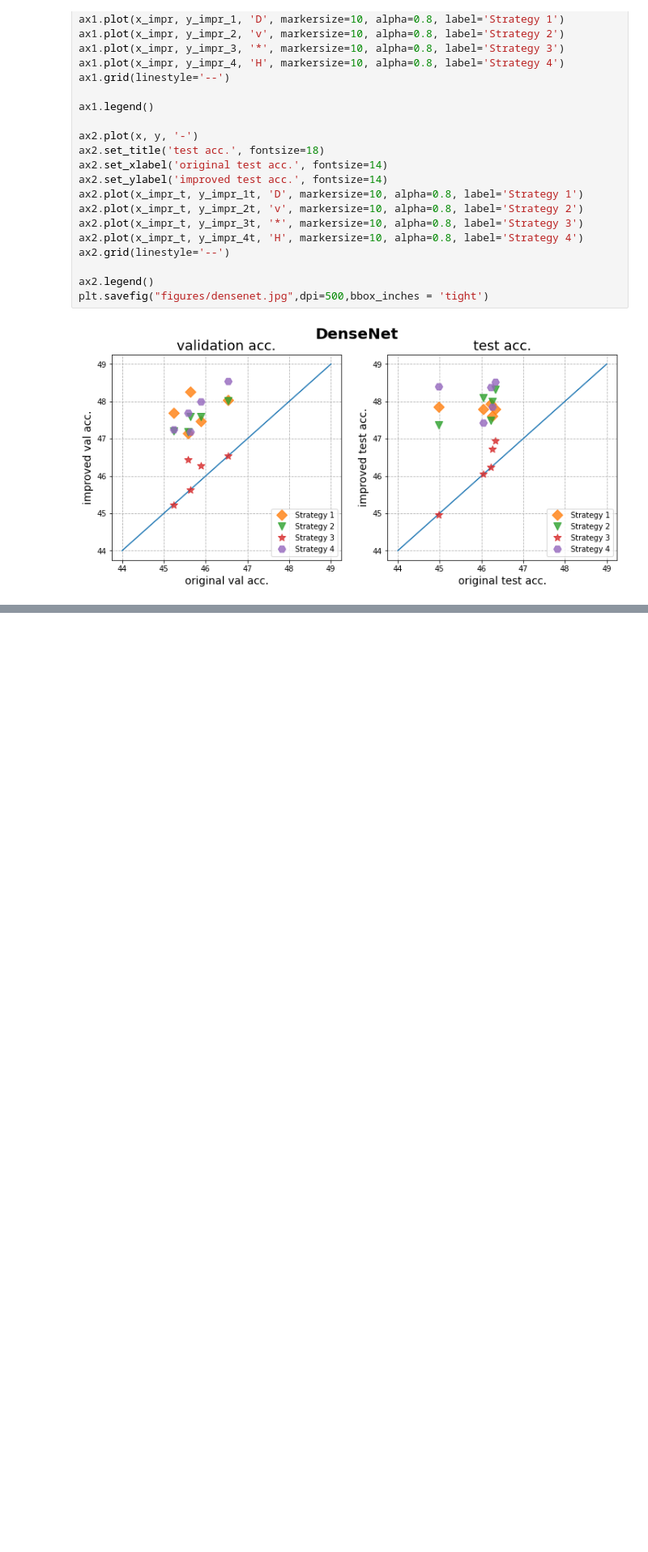
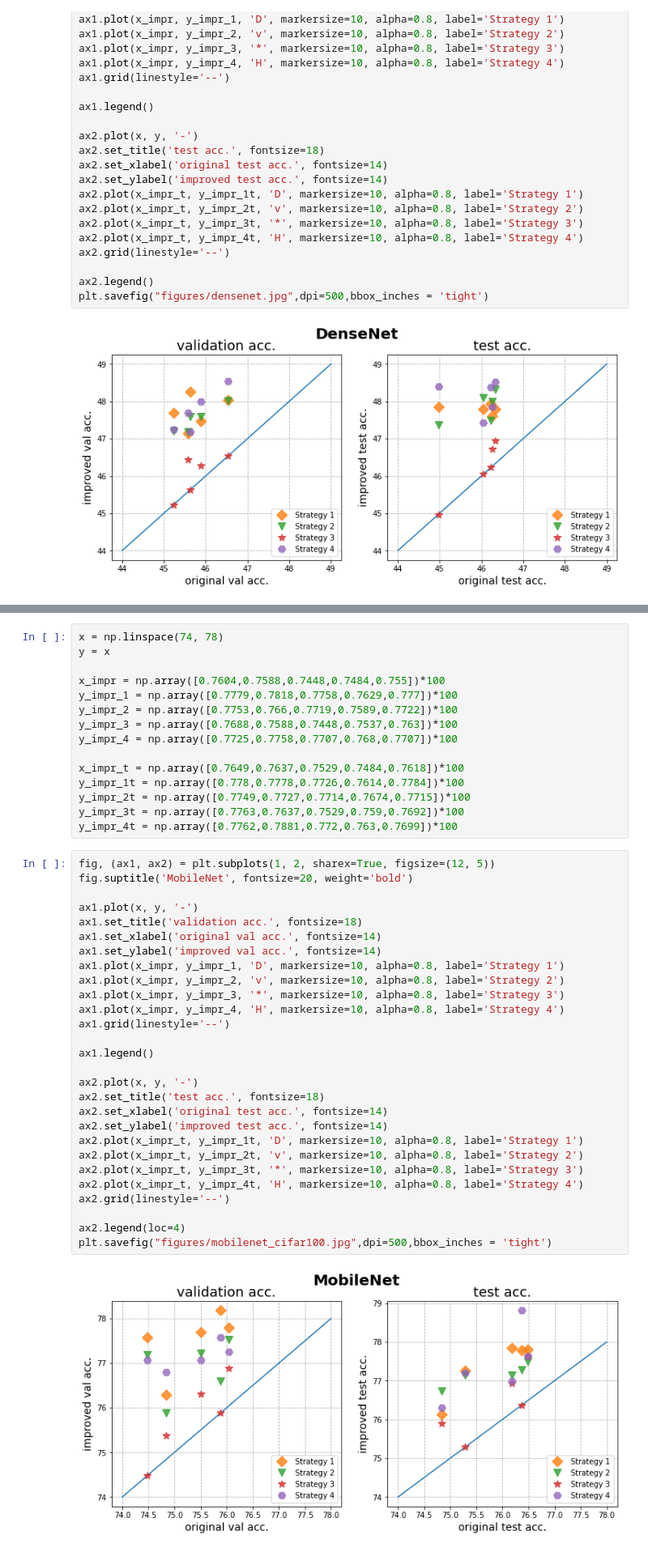
Before and after one commit to DemoAuguste/ApricotTOSEM, a Jupyter notebook: test.ipynb, the cells around one changed output, grey strips where cells are left out. Shown at 81% size. Saved outputs shown, nothing was run; the diff lists cells and outputs as text; blank space fills up the shorter version.

```diff
--- a/test.ipynb
+++ b/test.ipynb
@@ -270,0 +371,45 @@ plt.savefig("figures/densenet.jpg",dpi=500,bbox_inches = 'tight')
+# %%
+x = np.linspace(74, 78)
+y = x
+
+x_impr = np.array([0.7604,0.7588,0.7448,0.7484,0.755])*100
+y_impr_1 = np.array([0.7779,0.7818,0.7758,0.7629,0.777])*100
+y_impr_2 = np.array([0.7753,0.766,0.7719,0.7589,0.7722])*100
+y_impr_3 = np.array([0.7688,0.7588,0.7448,0.7537,0.763])*100
+y_impr_4 = np.array([0.7725,0.7758,0.7707,0.768,0.7707])*100
+
+x_impr_t = np.array([0.7649,0.7637,0.7529,0.7484,0.7618])*100
+y_impr_1t = np.array([0.778,0.7778,0.7726,0.7614,0.7784])*100
+y_impr_2t = np.array([0.7749,0.7727,0.7714,0.7674,0.7715])*100
+y_impr_3t = np.array([0.7763,0.7637,0.7529,0.759,0.7692])*100
+y_impr_4t = np.array([0.7762,0.7881,0.772,0.763,0.7699])*100
+# %%
+fig, (ax1, ax2) = plt.subplots(1, 2, sharex=True, figsize=(12, 5))
+fig.suptitle('MobileNet', fontsize=20, weight='bold')
+
+ax1.plot(x, y, '-')
+ax1.set_title('validation acc.', fontsize=18)
+ax1.set_xlabel('original val acc.', fontsize=14)
+ax1.set_ylabel('improved val acc.', fontsize=14)
+ax1.plot(x_impr, y_impr_1, 'D', markersize=10, alpha=0.8, label='Strategy 1')
+ax1.plot(x_impr, y_impr_2, 'v', markersize=10, alpha=0.8, label='Strategy 2')
+ax1.plot(x_impr, y_impr_3, '*', markersize=10, alpha=0.8, label='Strategy 3')
+ax1.plot(x_impr, y_impr_4, 'H', markersize=10, alpha=0.8, label='Strategy 4')
+ax1.grid(linestyle='--')
+
+ax1.legend()
+
+ax2.plot(x, y, '-')
+ax2.set_title('test acc.', fontsize=18)
+ax2.set_xlabel('original test acc.', fontsize=14)
+ax2.set_ylabel('improved test acc.', fontsize=14)
+ax2.plot(x_impr_t, y_impr_1t, 'D', markersize=10, alpha=0.8, label='Strategy 1')
+ax2.plot(x_impr_t, y_impr_2t, 'v', markersize=10, alpha=0.8, label='Strategy 2')
+ax2.plot(x_impr_t, y_impr_3t, '*', markersize=10, alpha=0.8, label='Strategy 3')
+ax2.plot(x_impr_t, y_impr_4t, 'H', markersize=10, alpha=0.8, label='Strategy 4')
+ax2.grid(linestyle='--')
+
+ax2.legend(loc=4)
+plt.savefig("figures/mobilenet_cifar100.jpg",dpi=500,bbox_inches = 'tight')
+# %% [output]
+[figure, added]
```
Also changed, not shown: parts of 15 cells of this notebook, 9 other files.
